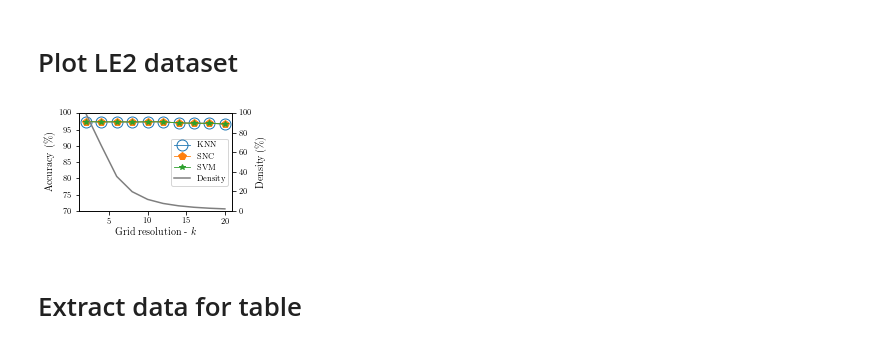
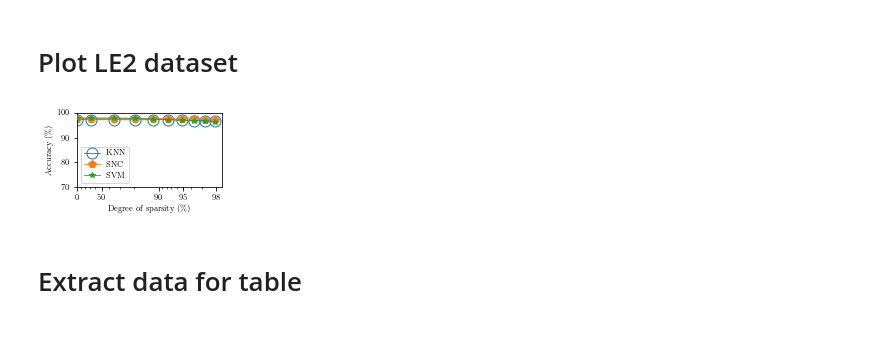
Before and after one commit to quic0/sparse-experiments, a Jupyter notebook: plotting.ipynb, the cells around one changed output. Saved outputs shown, nothing was run; the diff lists cells and outputs as text; code cells hidden in the pictures.

Commit message:
Update LE2 + change axis labels

```diff
--- a/plotting.ipynb
+++ b/plotting.ipynb
@@ -29,7 +29,7 @@ pgf_with_latex = {                      # setup matplotlib to use latex for outp
     "font.serif": [],                   # blank entries should cause plots to inherit fonts from the document
     "font.sans-serif": [],
     "font.monospace": [],
-    "axes.labelsize": 10,               # LaTeX default is 10pt font.
+    "axes.labelsize": 8,               # LaTeX default is 10pt font.
     "font.size": 8,
     "axes.titlesize": 10,
     "figure.titlesize": 10,
@@ -214,36 +214,30 @@ snc_acc = pd.read_csv('results le2/LE2SNCacc.txt',header=None,sep=' ')
 svm_acc = pd.read_csv('results le2/LE2SVMacc.txt',header=None,sep=' ')
 le2_den = pd.read_csv('results le2/LE2KNNden.txt',header=None,sep=' ')
 # %%
-fig = plt.figure(figsize=figsize(0.48))
+fig = plt.figure(figsize=figsize(0.4))
 ax1 = plt.subplot(111)
 
 # Create accuracy plot
-plt.plot(knn_acc[0],knn_acc[1], label='KNN',marker='o', mfc='none', markersize=11, zorder=1, linewidth=0.825)
-plt.plot(snc_acc[0],knn_acc[1], label='SNC',marker='p',markersize=8, zorder=2, linewidth=0.825, c="C1")
-plt.plot(svm_acc[0],knn_acc[1], label='SVM',marker='*',markersize=6, zorder=3, linewidth=0.825, c="C2")
-plt.xlabel('Grid resolution - $k$')
+plt.plot(le2_den[1]/100, knn_acc[1], label='KNN',marker='o', mfc='none', markersize=11, zorder=1, linewidth=0.825)
+plt.plot(le2_den[1]/100, snc_acc[1], label='SNC',marker='p',markersize=8, zorder=2, linewidth=0.825, c="C1")
+plt.plot(le2_den[1]/100, svm_acc[1], label='SVM',marker='*',markersize=6, zorder=3, linewidth=0.825, c="C2")
+plt.xlabel('Degree of sparsity (\%)')
 plt.ylabel('Accuracy (\%)')
 
-ax1.set_xlim([2,20])
+ax1.set_xlim([1, 0.017])
 ax1.set_ylim([70,100])
 
-ax2 = ax1.twinx()
+plt.xscale('log')
+ticks = [0.02, 0.05, 0.1, 0.5, 1.0]
+plt.xticks( ticks, map(lambda x: '$%d$' % (100 - x * 100), ticks) )
 
-# # Create density plot
-ax2.plot(le2_den[0],le2_den[1], label='Density', c="C7")
-ax2.set_ylabel('Density (\%)')
-ax2.set_ylim([0,100])
-
-h1, l1 = ax1.get_legend_handles_labels()
-h2, l2 = ax2.get_legend_handles_labels()
-lgd = ax1.legend(h1+h2, l1+l2, loc=5)
-
+lgd = plt.legend()
 
 plt.tight_layout()
 
 savefig('../plots/le2', bbox_extra_artists=(lgd,), bbox_inches='tight')
 # %% [output]
-[figure, old version]
+[figure, new version]
 # %% [markdown]
 # Extract data for table
 # %%
```
Also changed, not shown: parts of 3 cells of this notebook.
